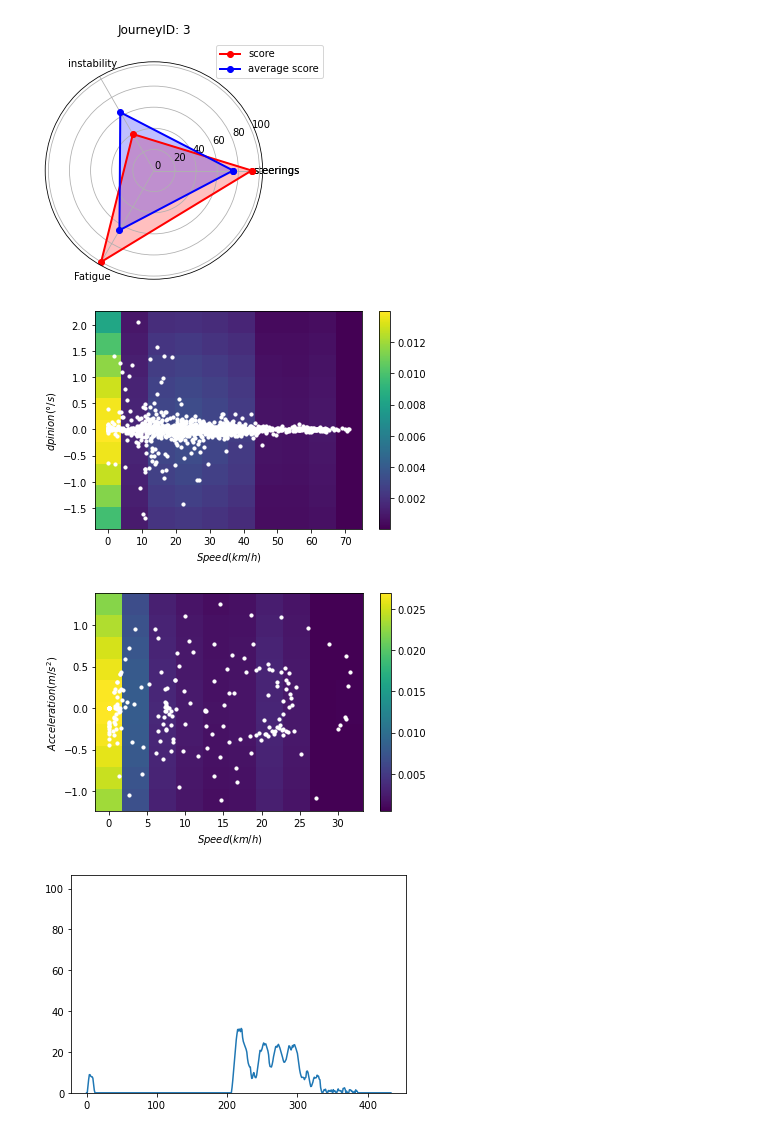
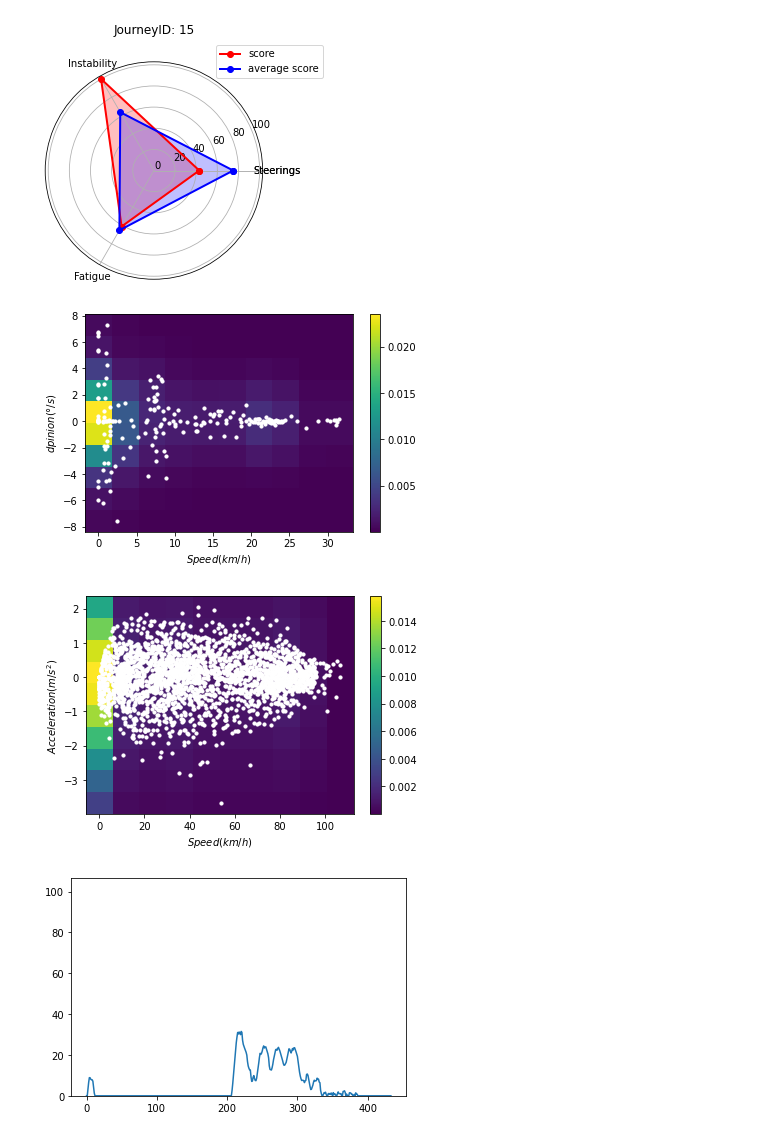
Before and after one commit to LittleLi2020/usage-based-insurance, a Jupyter notebook: lotus/radar_map.ipynb, the cells around one changed output. Cells and saved outputs as stored; diff of their text form; code cells hidden in the pictures.

```diff
--- a/lotus/radar_map.ipynb
+++ b/lotus/radar_map.ipynb
@@ -204,5 +181,4 @@ Name: speed_tgAcc_factor, dtype: float64
 # %%
 ## fatigue risk factor
 fatigue_risk_factor = df_merged.groupby("journeyID")["time"].apply(lambda v:v.iloc[-1] - v.iloc[0])
-fatigue_risk_factor.name = "fatigue_factor"
-fatigue_risk_factor
+fatigue_risk_factor.name = "Fatigue"
@@ -239,43 +201,19 @@ risk_factors
 | 16 | 96.868477 | 12.213014 | 77.602590 |
 | 17 | 61.272054 | 80.230849 | 43.009293 |
 | 18 | 78.933822 | 0.000000 | 82.416205 |
-# %%
-def make_radar_chart(name, stats, avg_stats,attribute_labels,
-                     plot_markers):
-
-    angles = np.linspace(0, 2*np.pi, len(attribute_labels), endpoint=False)
-    stats = np.concatenate((stats,[stats[0]]))
-    avg_stats = np.concatenate((avg_stats,[avg_stats[0]]))
-    angles = np.concatenate((angles,[angles[0]]))
-    attribute_labels = np.concatenate((attribute_labels,[attribute_labels[0]]))
-
-    fig = plt.figure()
-    ax = fig.add_subplot(111, polar=True)
-    ax.plot(angles, stats, 'o-',color = "red" ,linewidth=2,label = "score")
-    ax.fill(angles, stats,color = "red", alpha=0.25)
-    ax.plot(angles, avg_stats, 'o-',color = "blue" ,linewidth=2,label = "average score")
-    ax.fill(angles, avg_stats,color = "blue" ,alpha=0.25)
-
-    ax.set_thetagrids(angles * 180/np.pi, attribute_labels)
-    plt.yticks(markers)
-    plt.legend(bbox_to_anchor=(1.3, 1), loc = "right")
-    plt.title(name, x = 0.5,y=1.1)
-    ax.grid(True)
-
-    return plt.show()
 # %%
 # data visualize
-journeyID = 3
+journeyID = 15
 df_vis = df_merged[df_merged["journeyID"] == journeyID]
 stats_vis = risk_factors.loc[journeyID]
 
-labels=['steerings', 'instability', 'Fatigue']
+labels=['Steerings', 'Instability', 'Fatigue']
 markers = [0, 20, 40,60,80,100]
 avg_stats = risk_factors.mean()
 make_radar_chart("JourneyID: {}".format(journeyID), stats = list(stats_vis),avg_stats = avg_stats, attribute_labels = labels,
                      plot_markers = markers)
 # %% [output]
-[figure, old version]
+[figure, new version]
 # %%
 x,y = df_vis["VehSpdLgtA"],df_vis["dpinion"]
 xx,yy,zz,z_norm = kde2D(x,y,bandwidth = 2)
@@ -286,7 +224,7 @@ plt.xlabel("$Speed(km/h)$")
 plt.ylabel("$dpinion(°/s)$")
 plt.show()
 # %% [output]
-[figure, old version]
+[figure, new version]
 # %%
 x,y = df_vis["VehSpdLgtA"],df_vis["tg_acceleration"]
 xx,yy,zz,z_norm = kde2D(x,y,bandwidth = 2)
@@ -297,7 +235,7 @@ plt.xlabel("$Speed(km/h)$")
 plt.ylabel("$Acceleration(m/s^2)$")
 plt.show()
 # %% [output]
-[figure, old version]
+[figure, new version]
 # %%
 df_vis["VehSpdLgtA"].plot()
 plt.ylim(np.min(df_merged["VehSpdLgtA"]),np.max(df_merged["VehSpdLgtA"]))
```
Also changed, not shown: parts of 5 cells of this notebook.
